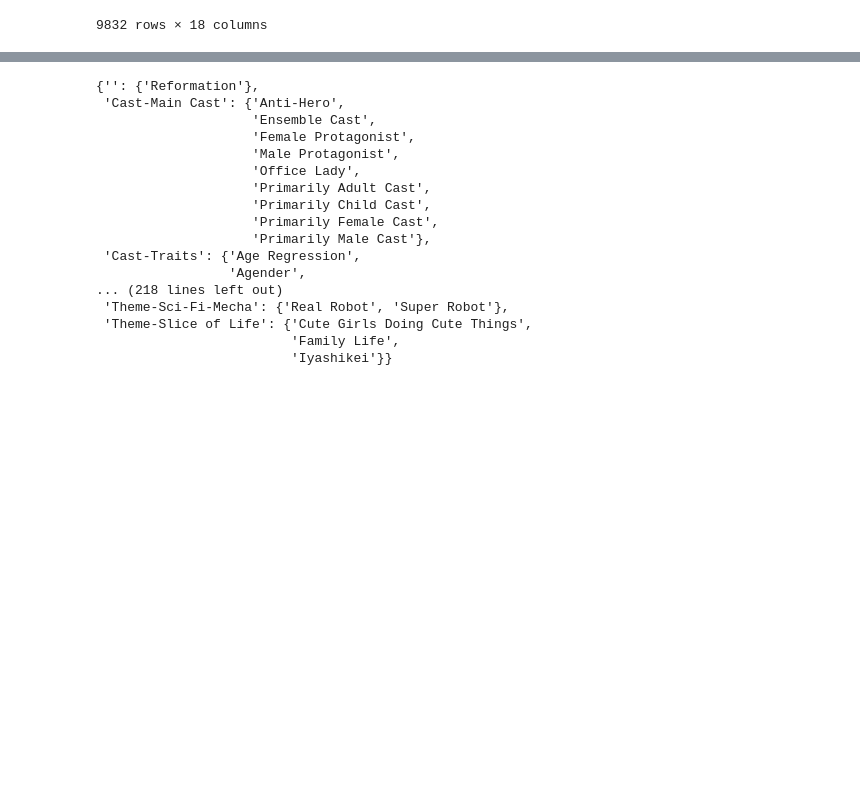
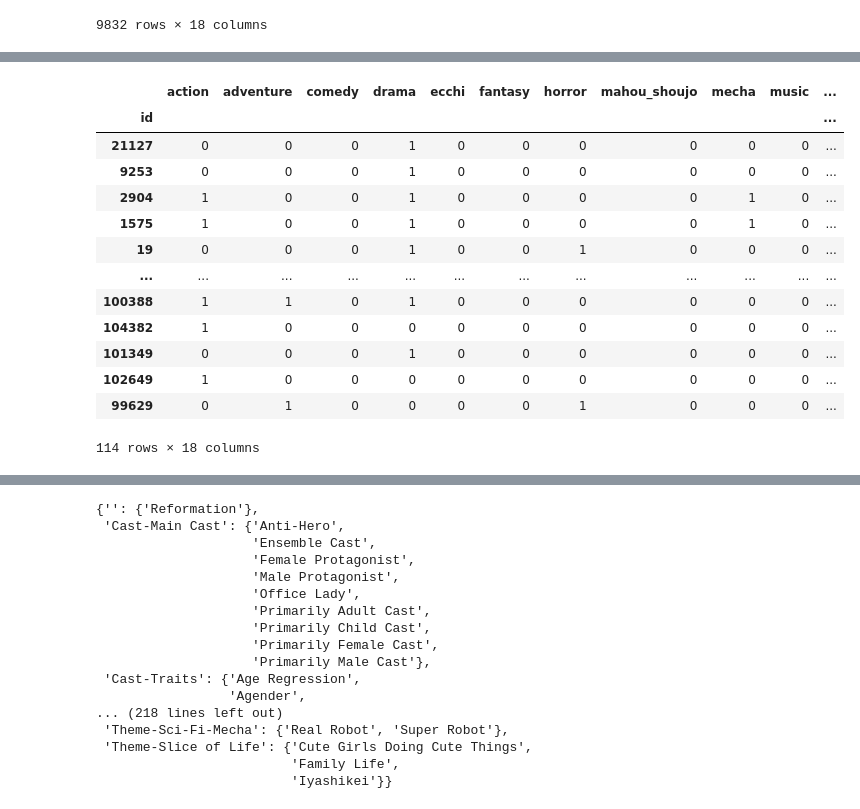
Before and after one commit to sn-ekstrand/content-based-anime-recommender, a Jupyter notebook: data_cleaning.ipynb, the cells around one changed output, grey strips where cells are left out. Drawn from its saved outputs; the diff is of its cells as text; code cells hidden in the pictures; blank space fills up the shorter version.

Commit message:
getting close with the tags content item matrix

```diff
--- a/data_cleaning.ipynb
+++ b/data_cleaning.ipynb
@@ -268,4 +261,6 @@ list(genres_df['genres'])
 # %%
 vectorizer = CountVectorizer()
 # %%
-vectorizer.fit_transform(list([' '.join(row) for row in genres_df['genres']])).todense()
+genres_item_matrix = pd.DataFrame(vectorizer.fit_transform([' '.join(row) for row in genres_df['genres']]).todense(),
+                                  columns=vectorizer.get_feature_names(),
+                                  index=media_df.index)
@@ -301,7 +267,3 @@ vectorizer.get_feature_names()
-# %%
-genres_item_matrix = pd.DataFrame(vectorizer.fit_transform(list([' '.join(row) for row in genres_df['genres']])).todense(),
-                                  columns=vectorizer.get_feature_names(),
-                                  index=media_df.index)
 # %%
 genres_item_matrix
 # %% [output]
@@ -323,0 +309,19 @@ genres_item_matrix
+# %%
+# I'm surpised there aren't many thrillers. Lets investigate that.
+thriller_idxs = genres_item_matrix[genres_item_matrix['thriller'] == 1].index
+genres_item_matrix[genres_item_matrix['thriller'] == 1]
+# %% [output]
+|  | action | adventure | comedy | drama | ecchi | fantasy | horror | mahou_shoujo | mecha | music | ... |
+| id |  |  |  |  |  |  |  |  |  |  | ... |
+| 21127 | 0 | 0 | 0 | 1 | 0 | 0 | 0 | 0 | 0 | 0 | ... |
+| 9253 | 0 | 0 | 0 | 1 | 0 | 0 | 0 | 0 | 0 | 0 | ... |
+| 2904 | 1 | 0 | 0 | 1 | 0 | 0 | 0 | 0 | 1 | 0 | ... |
+| 1575 | 1 | 0 | 0 | 1 | 0 | 0 | 0 | 0 | 1 | 0 | ... |
+| 19 | 0 | 0 | 0 | 1 | 0 | 0 | 1 | 0 | 0 | 0 | ... |
+| ... | ... | ... | ... | ... | ... | ... | ... | ... | ... | ... | ... |
+| 100388 | 1 | 1 | 0 | 1 | 0 | 0 | 0 | 0 | 0 | 0 | ... |
+| 104382 | 1 | 0 | 0 | 0 | 0 | 0 | 0 | 0 | 0 | 0 | ... |
+| 101349 | 0 | 0 | 0 | 1 | 0 | 0 | 0 | 0 | 0 | 0 | ... |
+| 102649 | 1 | 0 | 0 | 0 | 0 | 0 | 0 | 0 | 0 | 0 | ... |
+| 99629 | 0 | 1 | 0 | 0 | 0 | 0 | 1 | 0 | 0 | 0 | ... |
+114 rows × 18 columns
```
Also changed, not shown: parts of 29 cells of this notebook.
